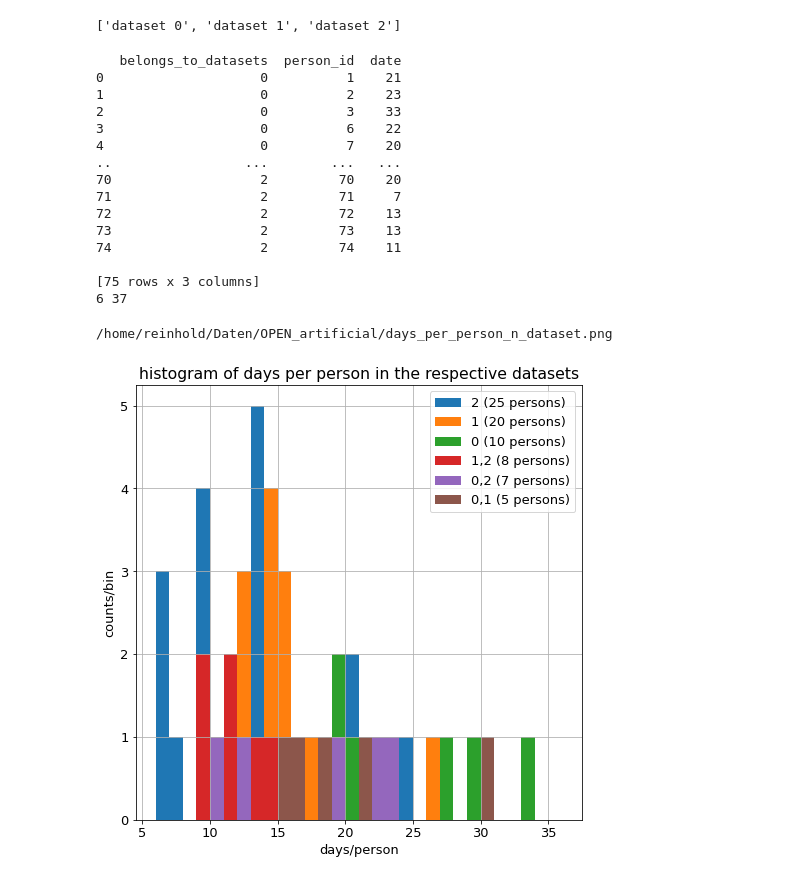
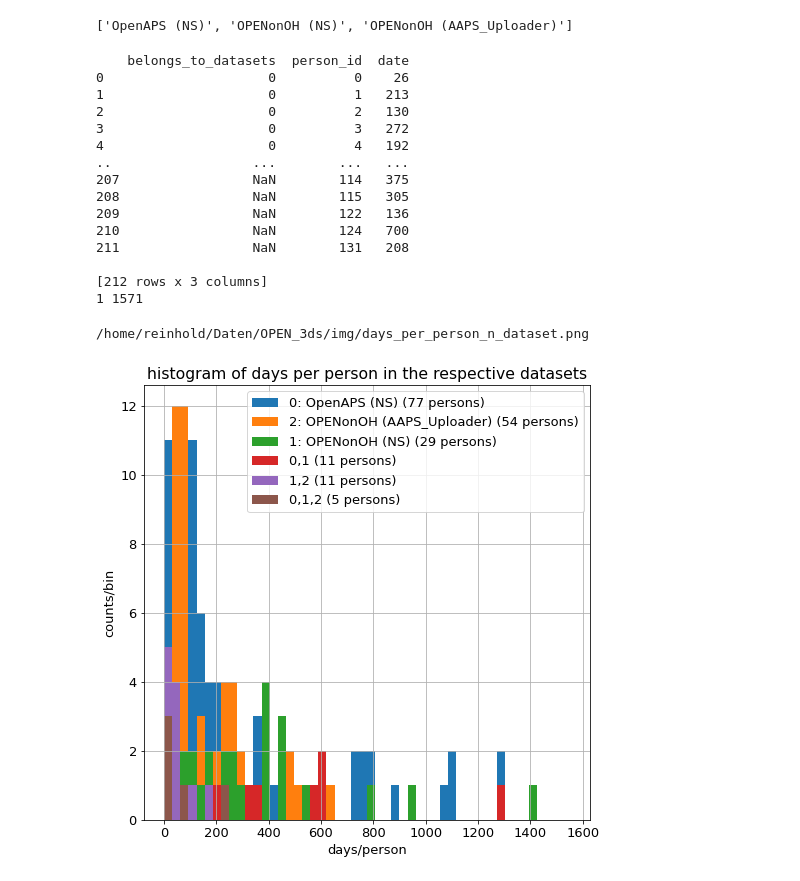
Before and after one commit to berndreinhold/datadriven_dedup, a Jupyter notebook: plot/days_per_person_n_dataset.ipynb, the cells around one changed output. Drawn from its saved outputs; the diff is of its cells as text; code cells hidden in the pictures.

```diff
--- a/plot/days_per_person_n_dataset.ipynb
+++ b/plot/days_per_person_n_dataset.ipynb
@@ -6,7 +6,7 @@ import json
 from matplotlib import pyplot as plt
 # %%
 # load the config files and the variables from the upset_plot-section of the config file
-config_path = "/home/reinhold/Daten/OPEN_artificial/generated_config"
+config_path = "/home/reinhold/Daten/OPEN_3ds/generated_config"
 config_filename = "config_viz.json"
 f = open(os.path.join(config_path, config_filename))
 IO_json = json.load(f)
@@ -20,7 +20,7 @@ output = IO_json["summary_plots"]["days_per_person_output"]
 
 print(dataset_labels)
 # %% [output]
-['dataset 0', 'dataset 1', 'dataset 2']
+['OpenAPS (NS)', 'OPENonOH (NS)', 'OPENonOH (AAPS_Uploader)']
 # %%
 
 df = pd.read_csv(os.path.join(root_data_dir_name, input[0], input[1]), header=0, parse_dates=[1], index_col=0)
@@ -32,52 +32,53 @@ person_count_min = df2["date"].min()
 person_count_max = df2["date"].max()
 print(person_count_min, person_count_max)
 # %% [output]
-   belongs_to_datasets  person_id  date
-0                    0          1    21
-1                    0          2    23
-2                    0          3    33
-3                    0          6    22
-4                    0          7    20
-..                 ...        ...   ...
-70                   2         70    20
-71                   2         71     7
-72                   2         72    13
-73                   2         73    13
-74                   2         74    11
+    belongs_to_datasets  person_id  date
+0                     0          0    26
+1                     0          1   213
+2                     0          2   130
+3                     0          3   272
+4                     0          4   192
+..                  ...        ...   ...
+207                 NaN        114   375
+208                 NaN        115   305
+209                 NaN        122   136
+210                 NaN        124   700
+211                 NaN        131   208
 
-[75 rows x 3 columns]
-6 37
+[212 rows x 3 columns]
+1 1571
 # %%
 plt.rcParams.update({"figure.facecolor" : (1.0, 1.0, 1.0, 1.0), "savefig.facecolor": (1.0, 1.0, 1.0, 1.0)})
 plt.rcParams["font.size"] = 13
 plt.figure(figsize=(8,8))
 plt.tight_layout()
 plt.grid()
 bin_width = int((person_count_max-person_count_min)*0.02)  # 50 bins
 if bin_width < 1: bin_width = 1
 bins = range(person_count_min, person_count_max, bin_width)
 person_counts = {}
 for ds in df["belongs_to_datasets"].unique():
     #print(ds)
     person_count_values = df2[df2["belongs_to_datasets"]==ds]["date"].values
     if len(person_count_values) > 0:
         person_counts[ds] = (len(person_count_values), person_count_values, ds)
 
 for pc in sorted(person_counts, key=lambda x: person_counts[x][0], reverse=True):
     #print(pc, person_counts[pc])
-    if person_counts[pc][2] in dataset_labels:
-        label_ = f"{person_counts[pc][2]}: {dataset_labels[person_counts[pc][2]]}"
-    else:
+    try:
+        ds_index = int(person_counts[pc][2])
+        label_ = f"{person_counts[pc][2]}: {dataset_labels[ds_index]}"
+    except ValueError:
         label_ = person_counts[pc][2]
     plt.hist(person_counts[pc][1], bins=bins, histtype="bar", label=f"{label_} ({len(person_counts[pc][1])} persons)")
 plt.title(output[2])
 plt.xlabel("days/person")
 plt.ylabel("counts/bin")
 
 plt.legend()
 #plt.show()
 plt.savefig(os.path.join(root_data_dir_name, output[0], output[1]))
 print(os.path.join(root_data_dir_name, output[0], output[1]))
 # %% [output]
-/home/reinhold/Daten/OPEN_artificial/days_per_person_n_dataset.png
+/home/reinhold/Daten/OPEN_3ds/img/days_per_person_n_dataset.png
-[figure, old version]
+[figure, new version]
```
Also changed, not shown: 1 other file.
